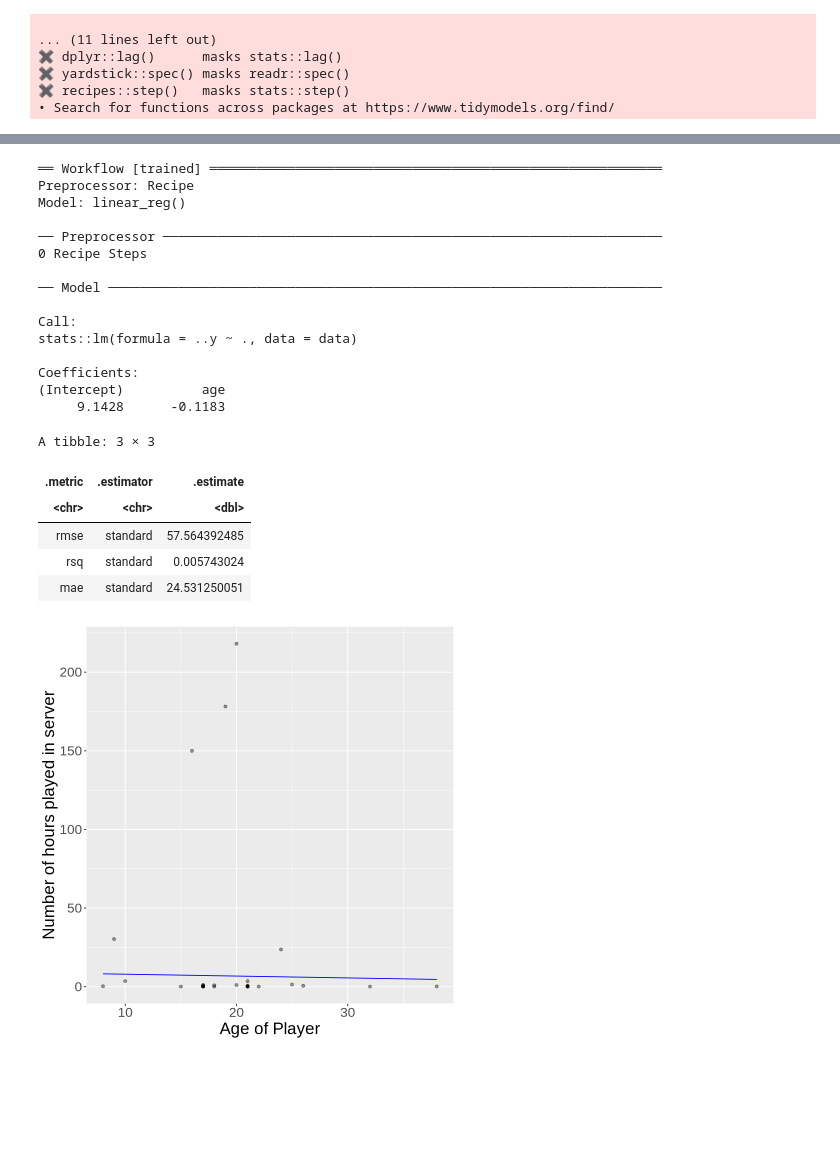
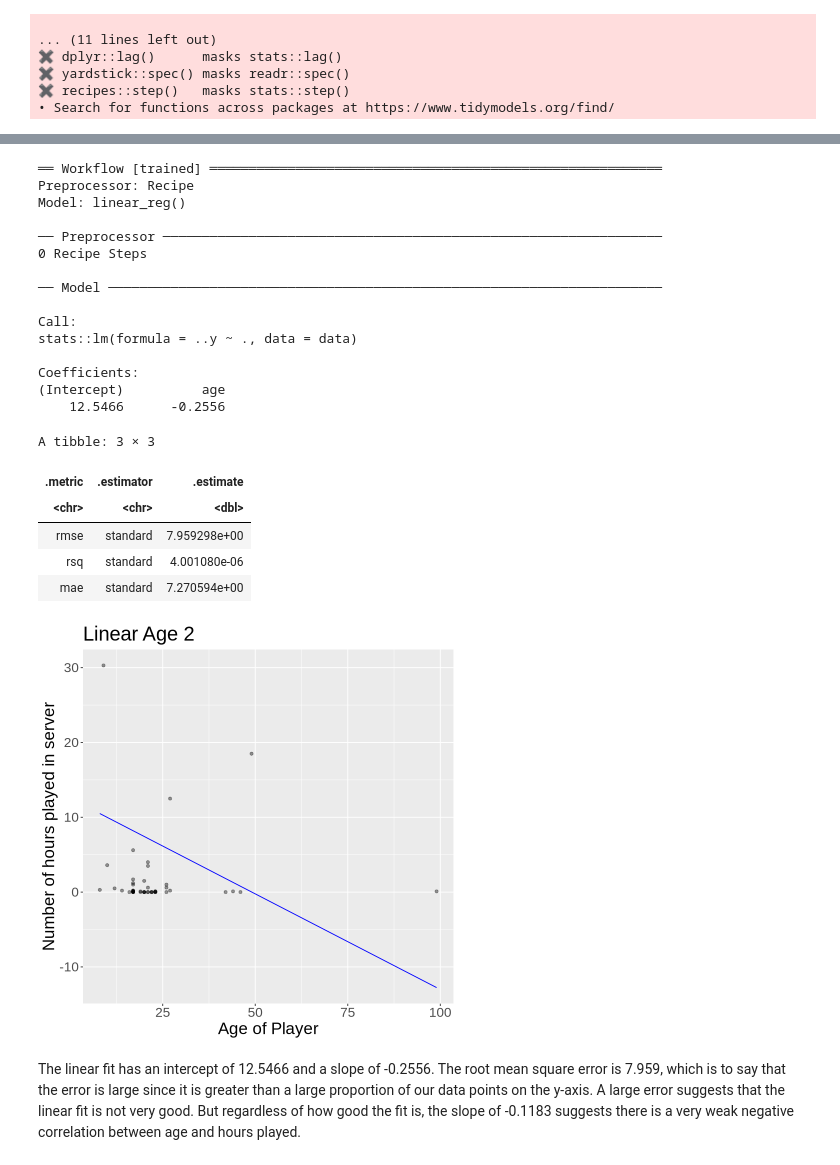
Before and after one commit to dzhen2023/dsci-100-2024w1-group-009-12, a Jupyter notebook: Report/Linear-age.ipynb, the cells around one changed output, grey strips where cells are left out. Drawn from its saved outputs; the diff is of its cells as text; code cells hidden in the pictures; blank space fills up the shorter version.

Commit message:
Updated linear-age

```diff
--- a/Report/Linear-age.ipynb
+++ b/Report/Linear-age.ipynb
@@ -25,8 +27,7 @@ url <- "https://raw.githubusercontent.com/dzhen2023/dsci-100-2024w1-group-009-12
 download.file(url, "players.csv")
 players_data <- read_csv("players.csv")
 players_data <- players_data |>
-    select(played_hours,age) |>
-    filter(played_hours != 0)
+    select(played_hours,age)
 
 head(players_data)
 
@@ -34,6 +35,7 @@ players_plot_age <- players_data |>
     ggplot(aes(x = age, y = played_hours)) +
     geom_point(alpha = 0.4) +
     labs(x = "Age of Player", y = "Total Hours Played") +
+    ggtitle("Linear Age 1") +
      theme(text = element_text(size = 17))
 
 players_plot_age
@@ -89,32 +91,35 @@ stats::lm(formula = ..y ~ ., data = data)
 
 Coefficients:
 (Intercept)          age
-     9.1428      -0.1183
+    12.5466      -0.2556
 # %%
 players_pred <- players_fit |>
     predict(players_test) |>
     bind_cols(players_test)
 
 players_test_results <- players_pred |>
     metrics(truth = played_hours, estimate = .pred)
 players_test_results
 
 lm_predictions <- players_pred |>
      ggplot(aes(x = age, y = played_hours)) +
         geom_point(alpha = 0.4) +
          geom_line(data = players_pred,
              mapping = aes(x = age, y = .pred),
             color = "blue") +
          xlab("Age of Player") +
          ylab("Number of hours played in server") +
+         ggtitle("Linear Age 2") +
          theme(text = element_text(size = 20))
 
 lm_predictions
 # %% [output]
 A tibble: 3 × 3
 | .metric | .estimator | .estimate |
 | <chr> | <chr> | <dbl> |
-| rmse | standard | 57.564392485 |
-| rsq | standard | 0.005743024 |
-| mae | standard | 24.531250051 |
+| rmse | standard | 7.959298e+00 |
+| rsq | standard | 4.001080e-06 |
+| mae | standard | 7.270594e+00 |
-[figure, old version]
+[figure, new version]
+# %% [markdown]
+The linear fit has an intercept of 12.5466 and a slope of -0.2556. The root mean square error is 7.959, which is to say that the error is large since it is greater than a large proportion of our data points on the y-axis. A large error suggests that the linear fit is not very good. But regardless of how good the fit is, the slope of -0.1183 suggests there is a very weak negative correlation between age and hours played.
```
Also changed, not shown: parts of 2 cells of this notebook, 1 other file.
